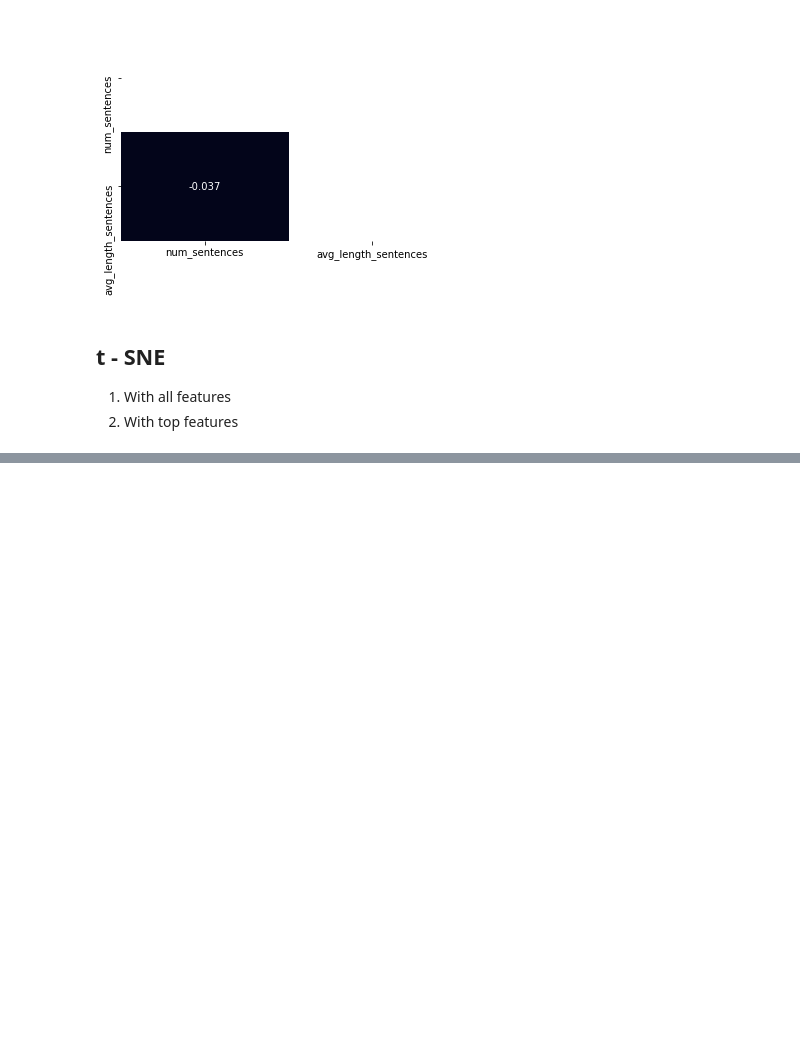
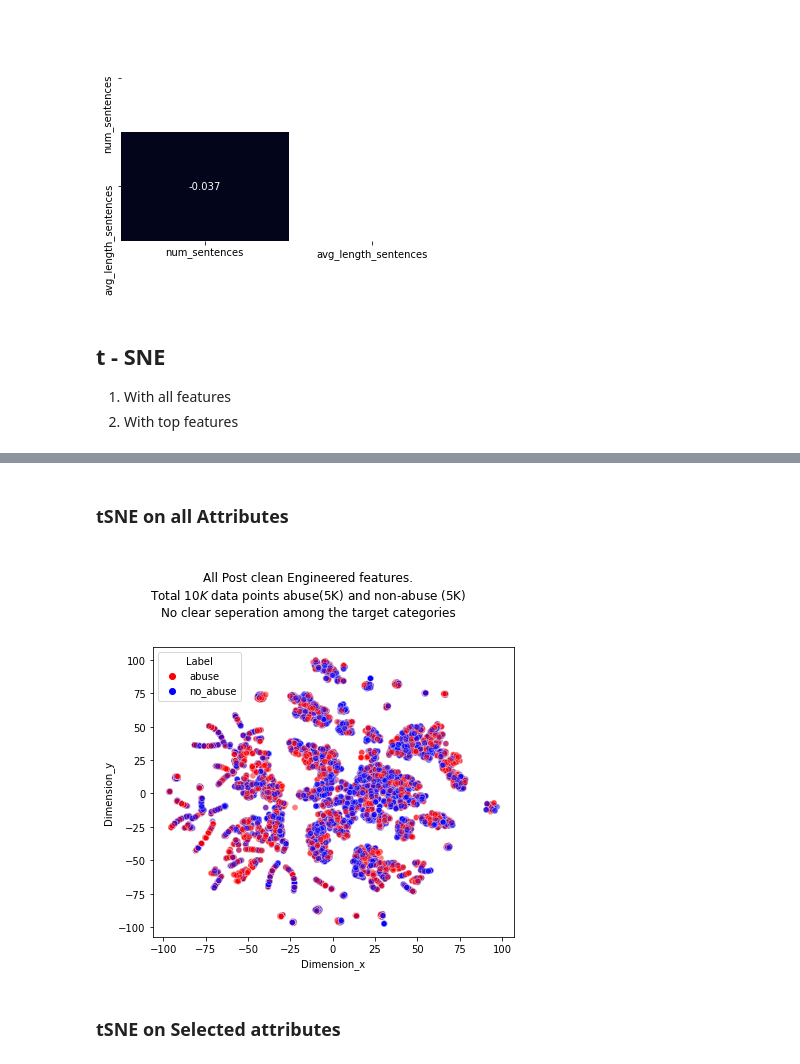
Before and after one commit to gunnerVivek/Abusive-language-detection-in-Online-content, a Jupyter notebook: NoteBooks/post_clean_features_analysis.ipynb, the cells around one changed output, grey strips where cells are left out. Saved outputs shown, nothing was run; the diff lists cells and outputs as text; code cells hidden in the pictures; blank space fills up the shorter version.

```diff
--- a/NoteBooks/post_clean_features_analysis.ipynb
+++ b/NoteBooks/post_clean_features_analysis.ipynb
@@ -381,11 +386,11 @@ def perform_tsne(X, n_components=2, perplexity=30, learning_rate=200):
         Returns:
                 tsne embedded data
     '''
-    tsne = TSNE(n_components=n_components, perplexity=perplexity, learning_rate=learning_rate)
+    tsne = manifold.TSNE(n_components=n_components, perplexity=perplexity, learning_rate=learning_rate)
 
     # if x is a sparse matrix you need to pass it as X_embedding = tsne.fit_transform(x.toarray())
     # .toarray() will convert the sparse matrix into dense matrix
-    X_embedding = tsne.fit_transform(X.toarray())
+    X_embedding = tsne.fit_transform(X)
 
     # return data with reduced dimensions
     return X_embedding
@@ -393,12 +398,13 @@ def perform_tsne(X, n_components=2, perplexity=30, learning_rate=200):
 def plot_tsne(X_embedding, y, title):
     # hstack expects 2-D array
     # hence use of reshape(-1,1)
-    tsne_data = np.hstack((X_embedding, np.array(y).reshape(-1,1)))
-    tsne_df = pd.DataFrame(data=tsne_data, columns=['Dimension_x','Dimension_y','Label']) #Target = Score
+    tsne_df = pd.DataFrame(data=X_embedding, columns=['Dimension_x','Dimension_y'])
+    tsne_df['Label'] = list(y)
+#     tsne_df.info()
 
-    plot = sns.pairplot(x_vars=["Dimension_x"], y_vars=["Dimension_y"], data=tsne_df, hue="Label",
-                        palette={0:'r', 1:'b'},size=5, plot_kws={'alpha':0.5, 'edgecolor': 'black',
-                        'linewidth':2})
-    plot.fig.suptitle(title)
-
+    plt.figure(figsize=(6,6))
+    sns.scatterplot(x='Dimension_x', y='Dimension_y', hue='Label', data=tsne_df, alpha=0.5,
+                    palette={'abuse':'r', 'no_abuse':'b'}, edgecolor= 'white', linewidth=0.5)
+    plt.suptitle(title)
+    plt.tight_layout()
     plt.show()
@@ -405,2 +449,8 @@ def plot_tsne(X_embedding, y, title):
+# %% [markdown]
+### tSNE on all Attributes
+# %%
+# df.label.value_counts()
+# the columns in this dat frame has already been standard scaled
+temp_data = df[df.label == 'no_abuse'].sample(5000).append(df[df.label == 'abuse'].sample(5000)).sample(frac=1)
 # %%
-tsne_data = perform_tsne(df.loc[:, theta_list])
+tsne_data = perform_tsne(temp_data.loc[:, theta_list])
@@ -408,0 +457,11 @@ plot_tsne(data)
+# %%
+title = '''
+All Post clean Engineered features.
+Total $10K$ data points abuse(5K) and non-abuse (5K)
+No clear seperation among the target categories
+'''
+plot_tsne(tsne_data, temp_data.label, title)
+# %% [output]
+[figure, added]
+# %% [markdown]
+### tSNE on Selected attributes
```
Also changed, not shown: parts of 21 cells of this notebook, 1 other file.
